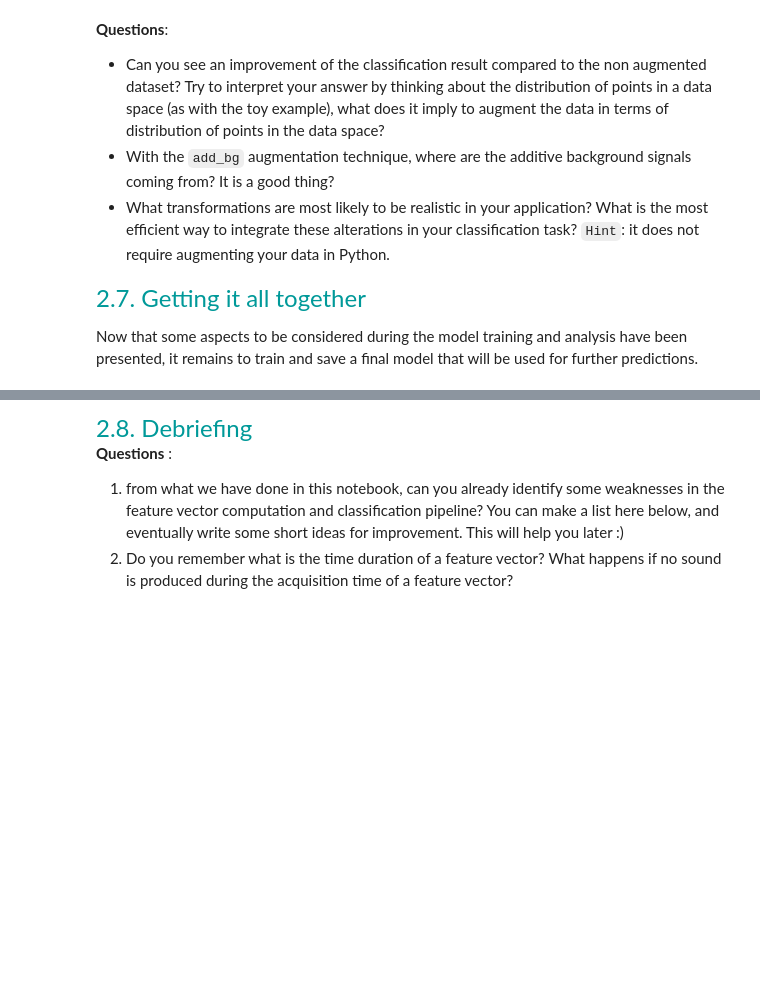
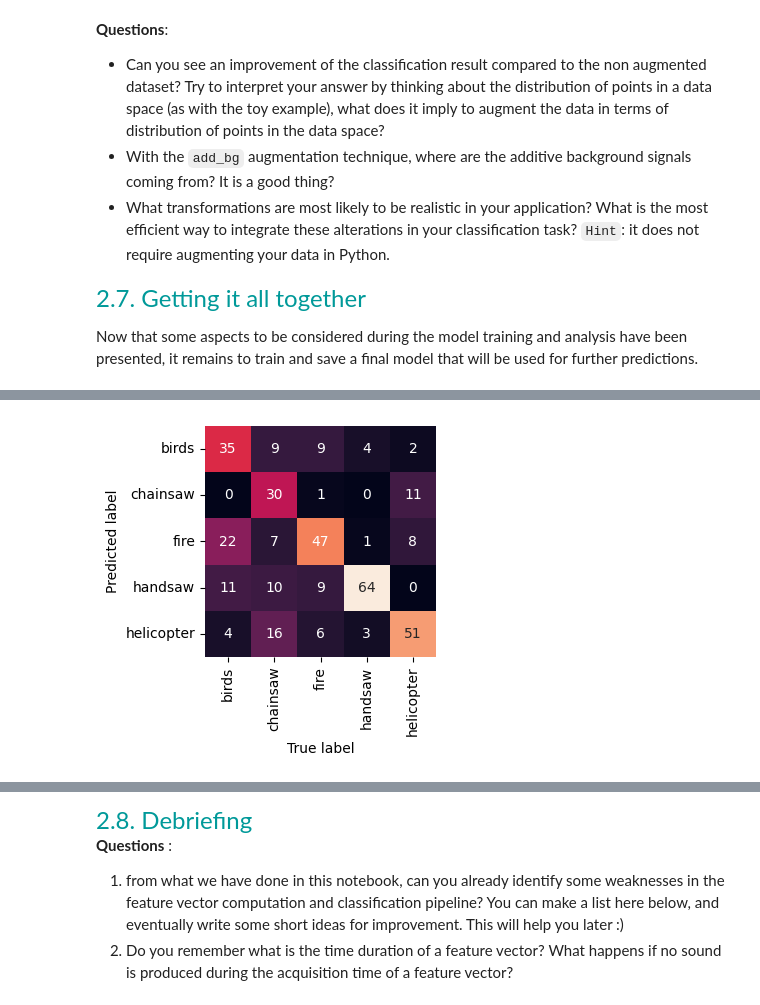
Before and after one commit to ppasture/LELEC210X, a Jupyter notebook: classification/h5a2_audio.ipynb, the cells around one changed output, grey strips where cells are left out. Saved outputs shown, nothing was run; the diff lists cells and outputs as text; code cells hidden in the pictures; blank space fills up the shorter version.

```diff
--- a/classification/h5a2_audio.ipynb
+++ b/classification/h5a2_audio.ipynb
@@ -693,0 +771,93 @@ Mean CV Accuracy: 0.7000
+# %%
+import os
+import numpy as np
+import pickle
+from sklearn.ensemble import RandomForestClassifier
+from sklearn.model_selection import cross_val_score
+from classification.utils.utils import accuracy
+from sklearn.metrics import confusion_matrix
+from collections import defaultdict
+
+# Directories
+fm_dir = "data/feature_matrices/"
+model_dir = "data/models/"
+os.makedirs(fm_dir, exist_ok=True)
+os.makedirs(model_dir, exist_ok=True)
+
+# Load dataset
+X_augmented = np.load(fm_dir + "feature_matrix_2D_final.npy")
+X_augmented = X_augmented / np.linalg.norm(X_augmented, axis=1, keepdims=True)  # Normalization
+y_augmented = np.load(fm_dir + "labels_2D_final.npy", allow_pickle=True)
+
+X_original = X_augmented[:200]
+y_original = y_augmented[:200]
+
+start_idx = 200
+augmentation_factor = len(X_augmented) // len(X_original)  # Number of transformations
+
+# Parameters
+n_per_class_test = 28  # 70% of 40 sounds per class
+
+# Store results
+results = defaultdict(list)
+
+train_indices, test_indices = [], []
+for cls in np.unique(y_original):
+    class_indices = np.where(y_original == cls)[0]
+    selected_indices = np.random.choice(class_indices, size=n_per_class_test, replace=False)
+    remaining_indices = np.setdiff1d(class_indices, selected_indices)
+    train_indices.extend(selected_indices)
+    test_indices.extend(remaining_indices)
+
+train_indices = np.array(train_indices)
+test_indices = np.array(test_indices)
+
+# Prepare train and test sets
+X_train = X_original[train_indices]
+y_train = y_original[train_indices]
+X_test = X_original[test_indices]
+y_test = y_original[test_indices]
+
+for i in range(1, augmentation_factor):  # Skip the original (already included)
+    augmented_train_indices = start_idx + train_indices + (i - 1) * len(X_original)
+    X_train = np.vstack([X_train, X_augmented[augmented_train_indices]])
+    y_train = np.concatenate([y_train, y_augmented[augmented_train_indices]])
+
+    augmented_test_indices = start_idx + test_indices + (i - 1) * len(X_original)
+    X_test = np.vstack([X_test, X_augmented[augmented_test_indices]])
+    y_test = np.concatenate([y_test, y_augmented[augmented_test_indices]])
+
+# Dimension reduction
+rf_dim_reducer = RandomForestClassifier(n_estimators=100, random_state=42)
+rf_dim_reducer.fit(X_train, y_train)
+importances = rf_dim_reducer.feature_importances_
+top_features_idx = np.argsort(importances)[::-1][:200]
+X_train = X_train[:, top_features_idx]
+X_test = X_test[:, top_features_idx]
+
+# Train the Random Forest model
+model = RandomForestClassifier(
+    n_estimators=200,
+    max_depth=20,
+    min_samples_split=5,
+    min_samples_leaf=2,
+    random_state=42
+)
+model.fit(X_train, y_train)
+
+# Evaluate model
+predict = model.predict(X_test)
+test_accuracy = accuracy(predict, y_test)
+cv_scores = cross_val_score(model, X_train, y_train, cv=10, scoring='accuracy')
+mean_cv_accuracy = np.mean(cv_scores)
+
+
+# Print results
+print(f" Test Accuracy: {test_accuracy:.4f}")
+print(f"Mean CV Accuracy: {mean_cv_accuracy:.4f}")
+show_confusion_matrix(predict, y_test, classnames)
+
+# SAVE THE MODEL
+filename = "model.pickle"
+pickle.dump(model, open(model_dir + filename, "wb"))
+# %% [output]
@@ -693,0 +866 @@ Mean CV Accuracy: 0.7000
+[figure, added]
```
Also changed, not shown: parts of 25 cells of this notebook, 11 other files.
